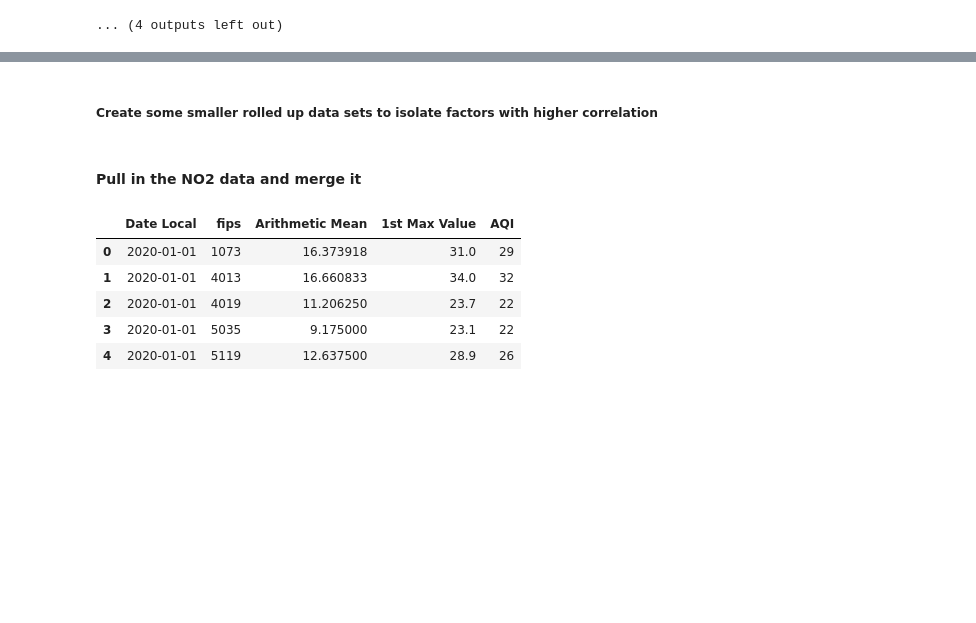
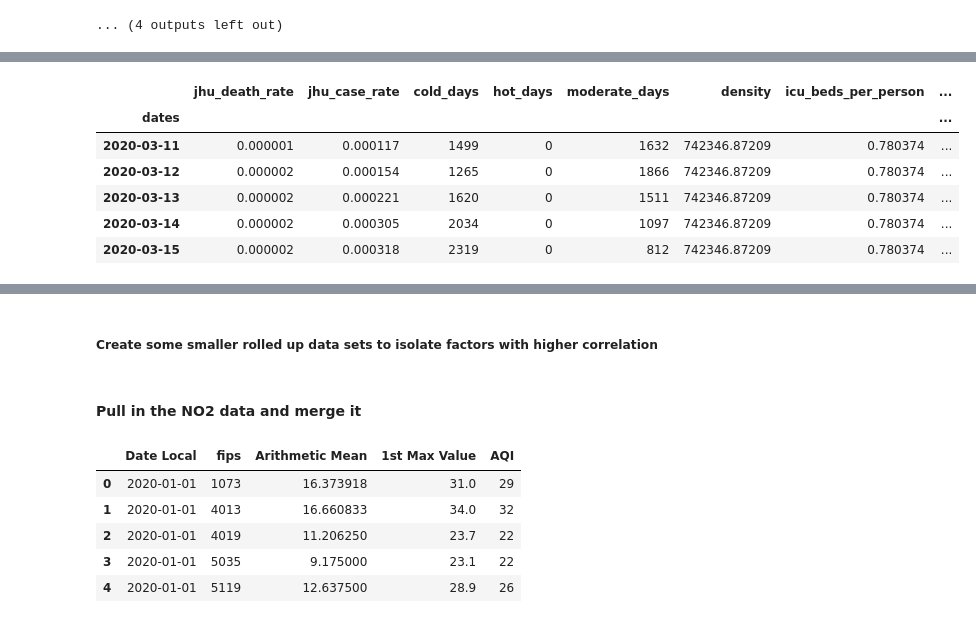
Before and after one commit to richstrouss/capstone, a Jupyter notebook: data/covid/covid_data_analysis.ipynb, the cells around one changed output, grey strips where cells are left out. Saved outputs shown, nothing was run; the diff lists cells and outputs as text; code cells hidden in the pictures; blank space fills up the shorter version.

```diff
--- a/data/covid/covid_data_analysis.ipynb
+++ b/data/covid/covid_data_analysis.ipynb
@@ -597,0 +665,10 @@ display(corr)
+# %%
+rollup_by_date_all_columns.head()
+# %% [output]
+|  | jhu_death_rate | jhu_case_rate | cold_days | hot_days | moderate_days | density | icu_beds_per_person | ... |
+| dates |  |  |  |  |  |  |  | ... |
+| 2020-03-11 | 0.000001 | 0.000117 | 1499 | 0 | 1632 | 742346.87209 | 0.780374 | ... |
+| 2020-03-12 | 0.000002 | 0.000154 | 1265 | 0 | 1866 | 742346.87209 | 0.780374 | ... |
+| 2020-03-13 | 0.000002 | 0.000221 | 1620 | 0 | 1511 | 742346.87209 | 0.780374 | ... |
+| 2020-03-14 | 0.000002 | 0.000305 | 2034 | 0 | 1097 | 742346.87209 | 0.780374 | ... |
+| 2020-03-15 | 0.000002 | 0.000318 | 2319 | 0 | 812 | 742346.87209 | 0.780374 | ... |
```
Also changed, not shown: parts of 10 cells of this notebook.
